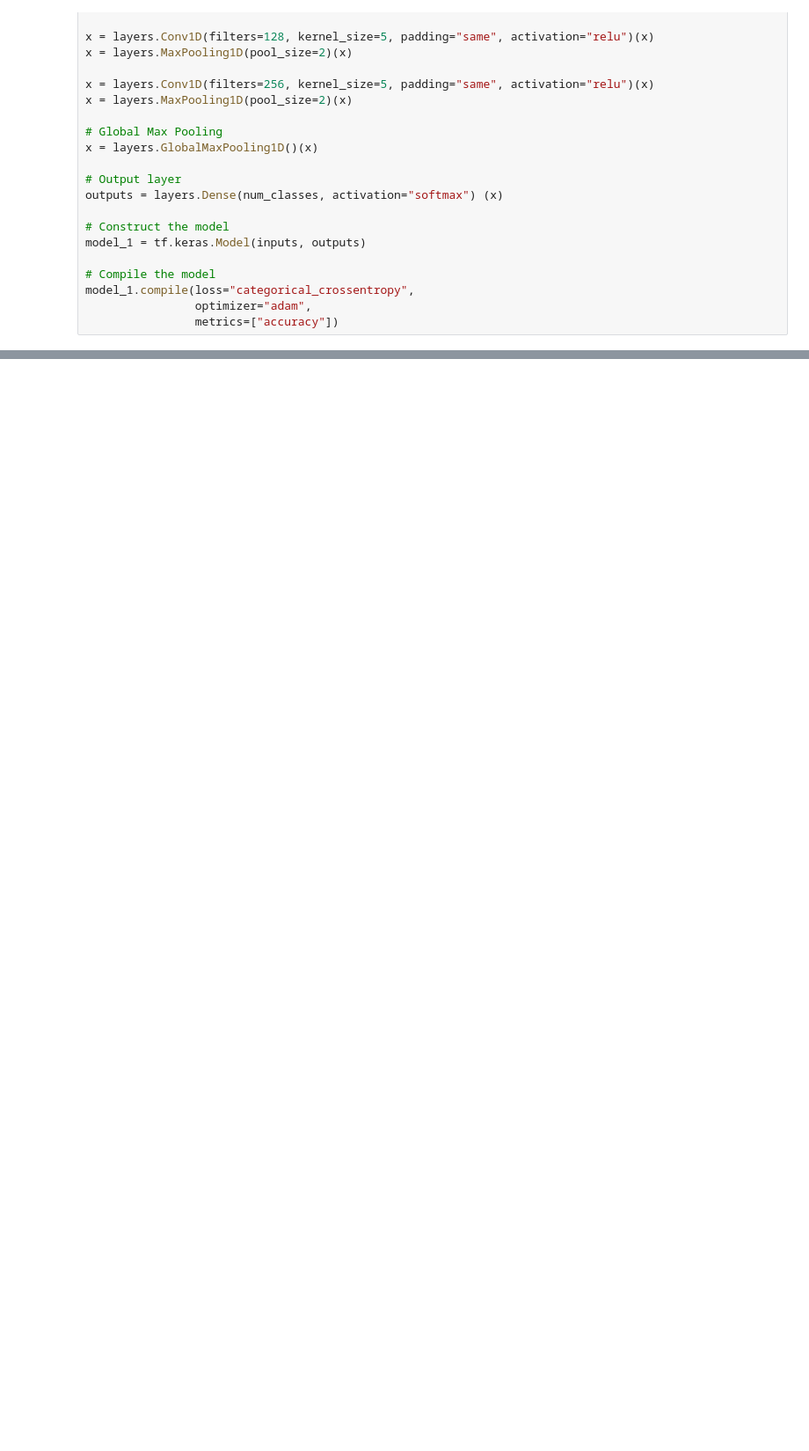
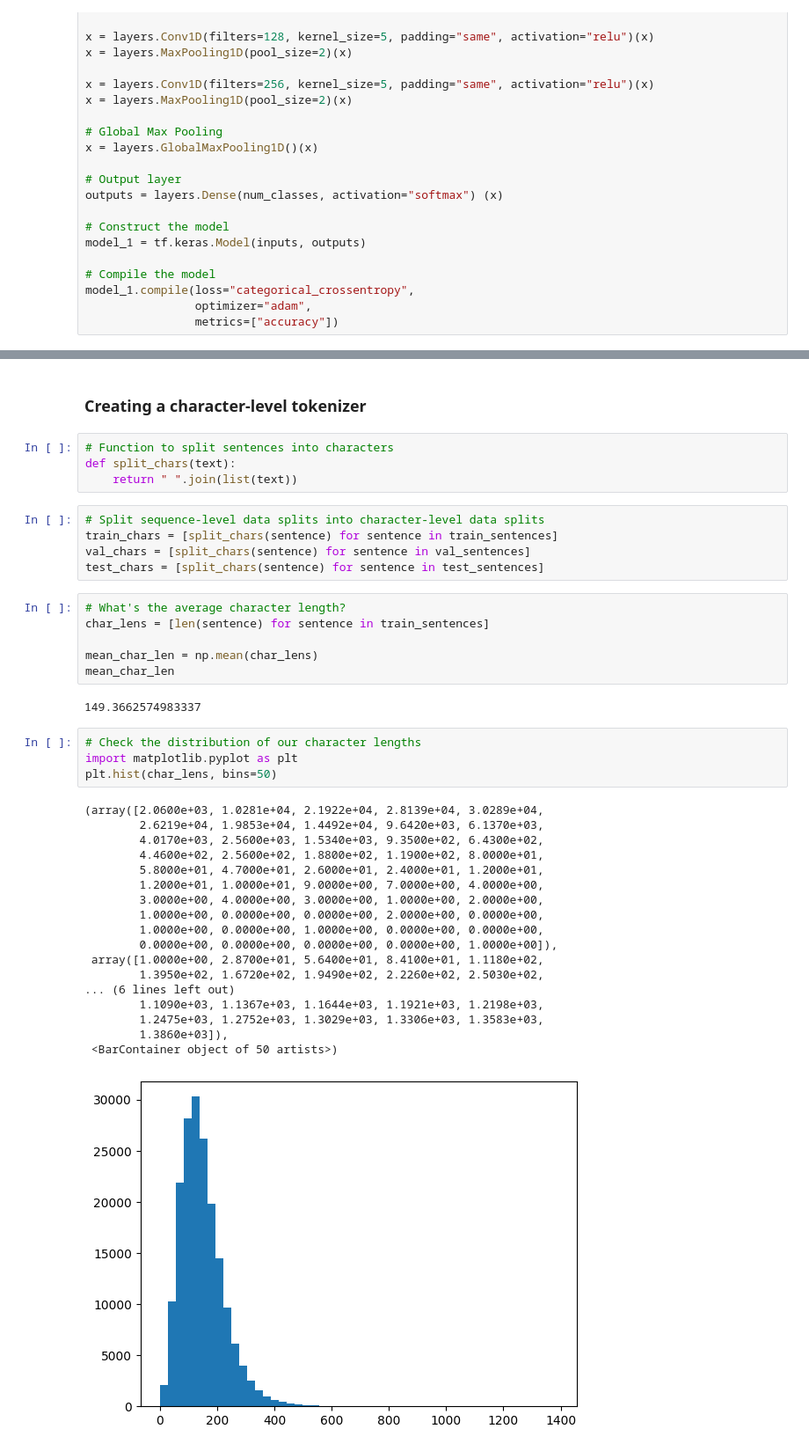
Before and after one commit to yegeb/ML-DL, a Jupyter notebook: Natural Language Processing/Source Code/Project_2_Skim_Lit.ipynb, the cells around one changed output, grey strips where cells are left out. Shown at 88% size. Drawn from its saved outputs; the diff is of its cells as text; blank space fills up the shorter version.

```diff
--- a/Natural Language Processing/Source Code/Project_2_Skim_Lit.ipynb
+++ b/Natural Language Processing/Source Code/Project_2_Skim_Lit.ipynb
@@ -604,0 +800,42 @@ calculate_eval_metrics(y_true = val_labels_encoded,
+# %% [markdown]
+### Creating a character-level tokenizer
+# %%
+# Function to split sentences into characters
+def split_chars(text):
+    return " ".join(list(text))
+# %%
+# Split sequence-level data splits into character-level data splits
+train_chars = [split_chars(sentence) for sentence in train_sentences]
+val_chars = [split_chars(sentence) for sentence in val_sentences]
+test_chars = [split_chars(sentence) for sentence in test_sentences]
+# %%
+# What's the average character length?
+char_lens = [len(sentence) for sentence in train_sentences]
+
+mean_char_len = np.mean(char_lens)
+mean_char_len
+# %% [output]
+149.3662574983337
+# %%
+# Check the distribution of our character lengths
+import matplotlib.pyplot as plt
+plt.hist(char_lens, bins=50)
+# %% [output]
+(array([2.0600e+03, 1.0281e+04, 2.1922e+04, 2.8139e+04, 3.0289e+04,
+        2.6219e+04, 1.9853e+04, 1.4492e+04, 9.6420e+03, 6.1370e+03,
+        4.0170e+03, 2.5600e+03, 1.5340e+03, 9.3500e+02, 6.4300e+02,
+        4.4600e+02, 2.5600e+02, 1.8800e+02, 1.1900e+02, 8.0000e+01,
+        5.8000e+01, 4.7000e+01, 2.6000e+01, 2.4000e+01, 1.2000e+01,
+        1.2000e+01, 1.0000e+01, 9.0000e+00, 7.0000e+00, 4.0000e+00,
+        3.0000e+00, 4.0000e+00, 3.0000e+00, 1.0000e+00, 2.0000e+00,
+        1.0000e+00, 0.0000e+00, 0.0000e+00, 2.0000e+00, 0.0000e+00,
+        1.0000e+00, 0.0000e+00, 1.0000e+00, 0.0000e+00, 0.0000e+00,
+        0.0000e+00, 0.0000e+00, 0.0000e+00, 0.0000e+00, 1.0000e+00]),
+ array([1.0000e+00, 2.8700e+01, 5.6400e+01, 8.4100e+01, 1.1180e+02,
+        1.3950e+02, 1.6720e+02, 1.9490e+02, 2.2260e+02, 2.5030e+02,
+... (6 lines left out)
+        1.1090e+03, 1.1367e+03, 1.1644e+03, 1.1921e+03, 1.2198e+03,
+        1.2475e+03, 1.2752e+03, 1.3029e+03, 1.3306e+03, 1.3583e+03,
+        1.3860e+03]),
+ <BarContainer object of 50 artists>)
+[figure, added]
```
Also changed, not shown: parts of 36 cells of this notebook.
